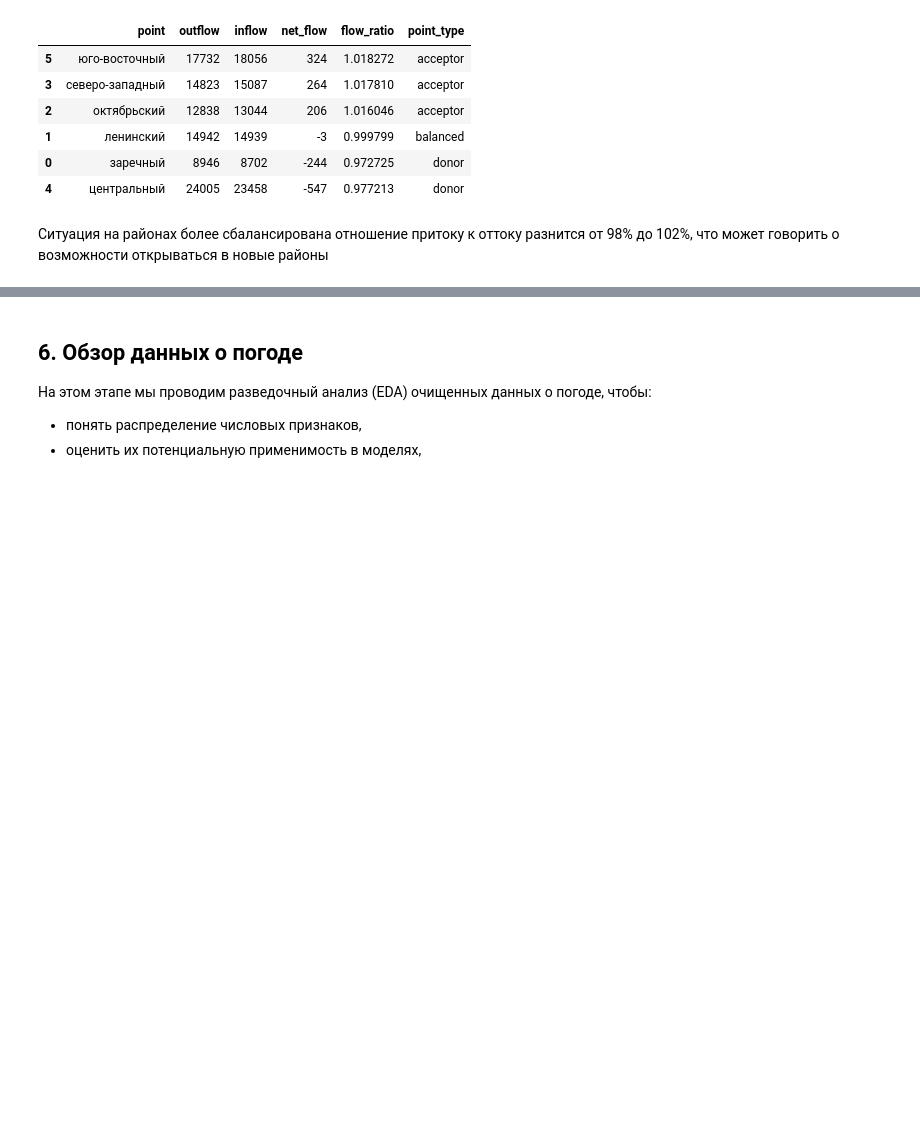
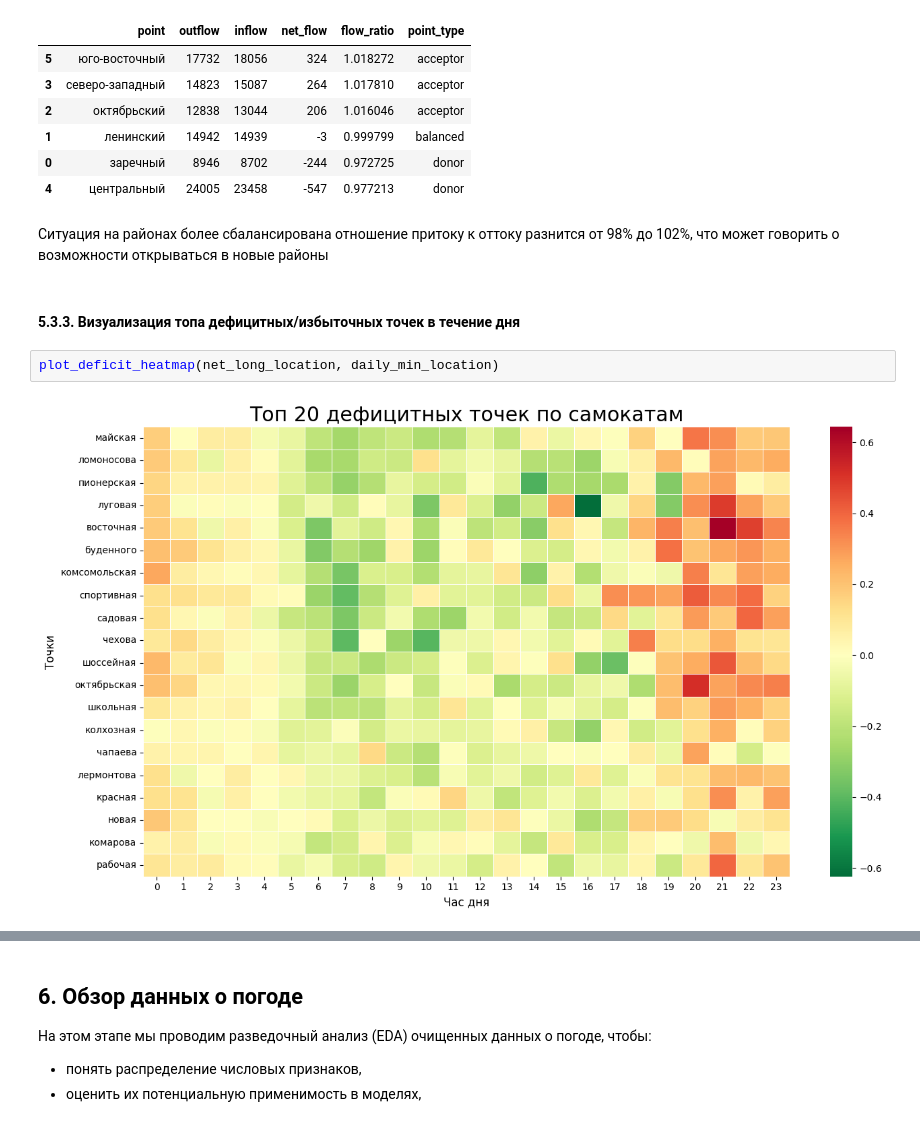
Before and after one commit to fIIame/scooter_sharing_analysis, a Jupyter notebook: notebooks/EDA.ipynb, the cells around one changed output, grey strips where cells are left out. Drawn from its saved outputs; the diff is of its cells as text; blank space fills up the shorter version.

Commit message:
feat: реализована визуализация топа избыточных/дефицитных точек

```diff
--- a/notebooks/EDA.ipynb
+++ b/notebooks/EDA.ipynb
@@ -468,3 +470,9 @@ od_matrix_flows_district.sort_values("net_flow", ascending=False)
 | 4 | центральный | 24005 | 23458 | -547 | 0.977213 | donor |
 # %% [markdown]
 Ситуация на районах более сбалансирована отношение притоку к оттоку разнится от 98% до 102%, что может говорить о возможности открываться в новые районы
+# %% [markdown]
+#### 5.3.3. Визуализация топа дефицитных/избыточных точек в течение дня
+# %%
+plot_deficit_heatmap(net_long_location, daily_min_location)
+# %% [output]
+[figure, added]
```
Also changed, not shown: parts of 29 cells of this notebook, 1 other file.
